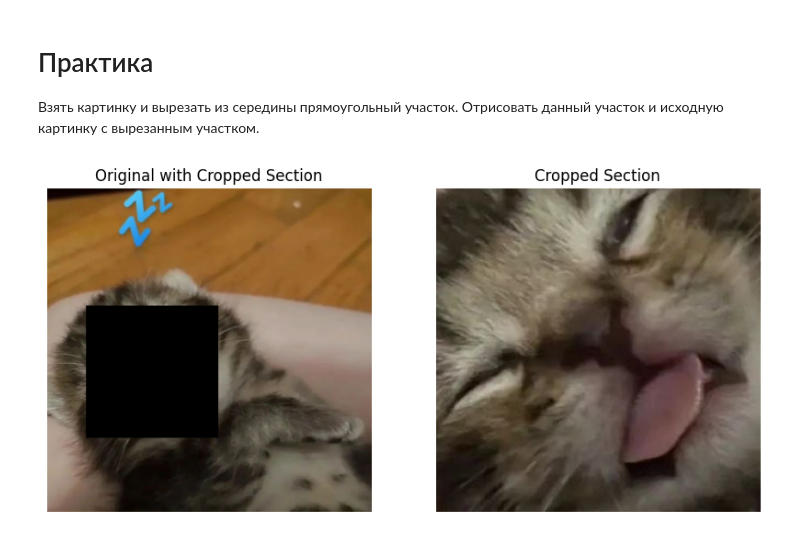
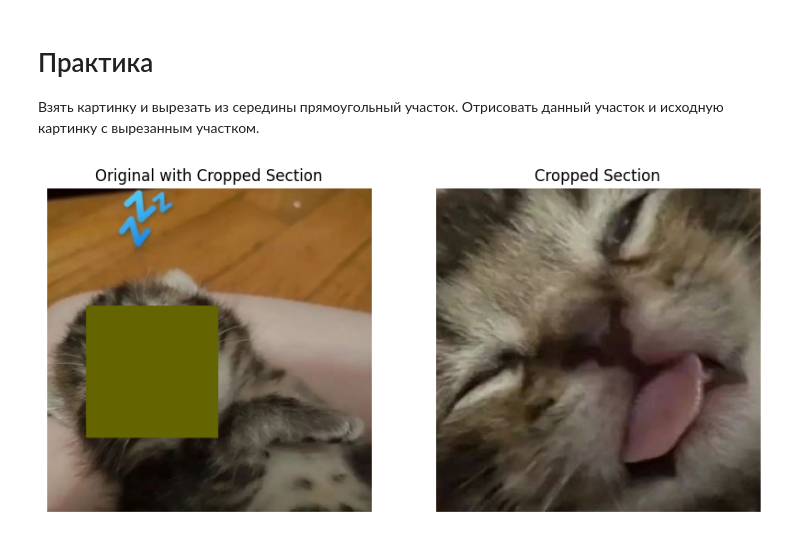
Before and after one commit to SenSheep/Uni, a Jupyter notebook: Course_2/ProgSysAI/PSAI_2.ipynb, the cells around one changed output. Cells and saved outputs as stored; diff of their text form; code cells hidden in the pictures.

```diff
--- a/Course_2/ProgSysAI/PSAI_2.ipynb
+++ b/Course_2/ProgSysAI/PSAI_2.ipynb
@@ -162,32 +162,32 @@ center_y = height // 2 + 50
 left = center_x - rect_width // 2
 right = center_x + rect_width // 2
 top = center_y - rect_height // 2
 bottom = center_y + rect_height // 2
 
 # Вырежьте прямоугольный участок из изображения
 cropped_section = image_np[top:bottom, left:right]
 
 # Создайте новое изображение с вырезанным участком
 image_with_cropped_section = image_np.copy()
-image_with_cropped_section[top:bottom, left:right] = 0  # Белый цвет для замещения вырезанного участка
+image_with_cropped_section[top:bottom, left:right] = 100, 100, 0
 
 # Преобразуйте массивы numpy обратно в изображения PIL
 cropped_image = Image.fromarray(cropped_section)
 image_with_cropped_section_image = Image.fromarray(image_with_cropped_section)
 
 # Отобразите изображения
 plt.figure(figsize=(10, 5))
 
 plt.subplot(1, 2, 1)
 plt.title('Original with Cropped Section')
 plt.imshow(image_with_cropped_section_image)
 plt.axis('off')
 
 plt.subplot(1, 2, 2)
 plt.title('Cropped Section')
 plt.imshow(cropped_image)
 plt.axis('off')
 
 plt.show()
 # %% [output]
-[figure, old version]
+[figure, new version]
```
Also changed, not shown: 7 other files.
